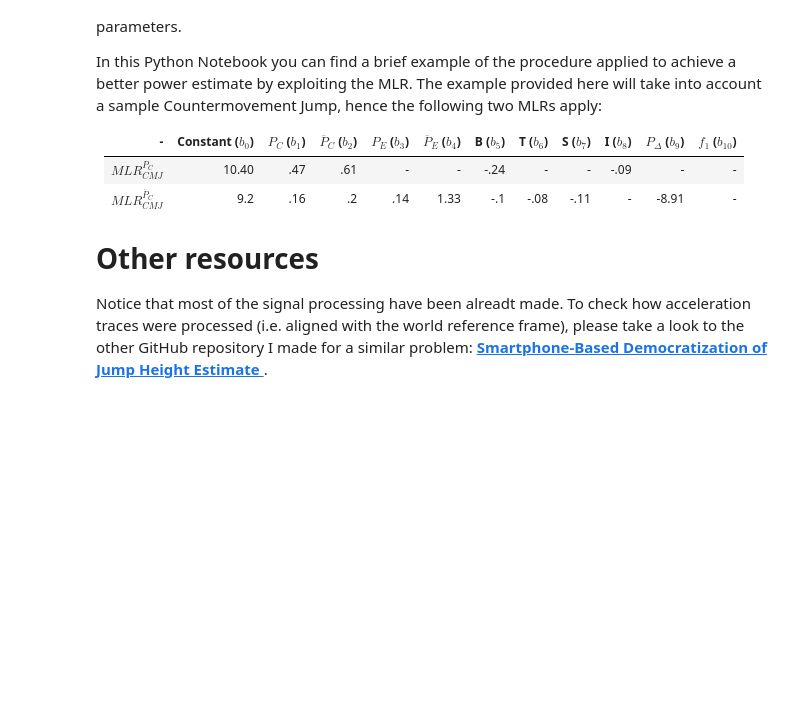
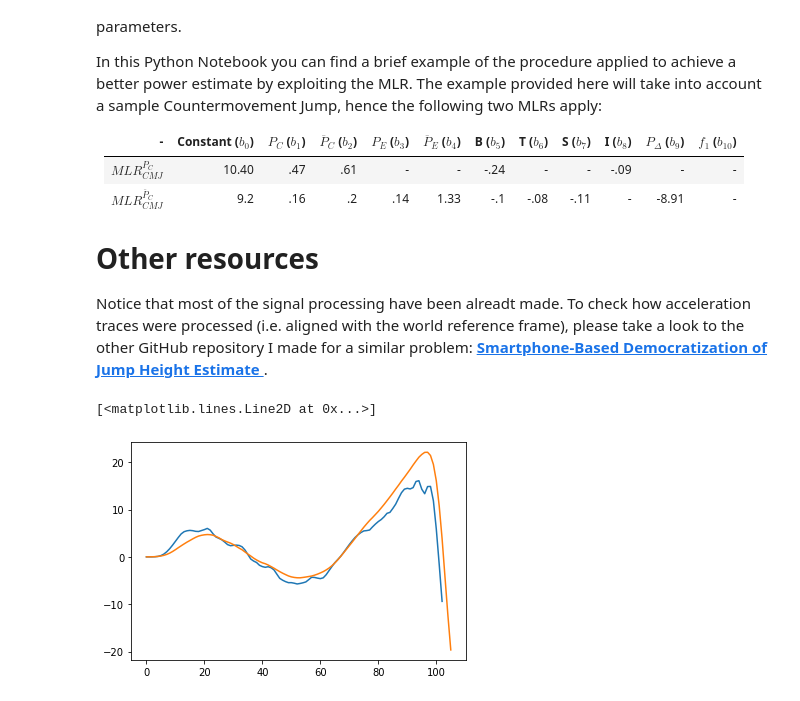
Before and after one commit to Maskul93/MLR_ISBS2021, a Jupyter notebook: main.ipynb, the cells around one changed output. Saved outputs shown, nothing was run; the diff lists cells and outputs as text; code cells hidden in the pictures; blank space fills up the shorter version.

```diff
--- a/main.ipynb
+++ b/main.ipynb
@@ -23,3 +23,9 @@ import pandas as pd                    # Data-Frame package
 import math                            # "Basic Advanced" maths operations
 import matplotlib.pyplot as plt        # Advanced plot tool
 from scipy import integrate, signal    # Signal processing tool
+import orient                          # Built-in orientation functions (from MLR_ISB2021 repo)
+
+## -- Global variables -- ##
+fs = 128                               # Sampling frequency for both systems
+beta = .5                              # Complementary filter coefficient
+g = 9.81                               # Gravitational acceleration [m/s^2]
@@ -25,0 +86,25 @@ from scipy import integrate, signal    # Signal processing tool
+# %%
+## -- Power computation -- ##
+sb_imu, to_imu = 324, 427
+sb_fp, to_fp = 323, 429
+
+L_imu, L_fp = to_imu - sb_imu, to_fp - sb_fp    # Length of the acceleration to be considered
+t_imu = np.linspace(0, L_imu/fs, num = L_imu)    # Create the linspace time vector for the integration
+t_fp = np.linspace(0, L_fp/fs, num = L_fp)    # Create the linspace time vector for the integration
+v_imu = integrate.cumtrapz(a_glob[sb_imu:to_imu], t_imu, initial=0)    # Perform the integration
+v_fp = integrate.cumtrapz(a_fp[sb_fp:to_fp, 0], t_fp, initial=0)    # Perform the integration
+
+# Compute Power P(t)
+P_imu, P_fp = np.zeros(L_imu), np.zeros(L_fp)
+
+for k in range(0, L_imu):
+    P_imu[k] = a_glob[sb_imu + k] * v_imu[k]
+
+for k in range(0, L_fp):
+    P_fp[k] = a_fp[sb_fp + k] * v_fp[k]
+
+plt.plot(P_imu)
+plt.plot(P_fp)
+# %% [output]
+[<matplotlib.lines.Line2D at 0x...>]
+[figure, added]
```
Also changed, not shown: parts of 3 cells of this notebook, 3 other files.
